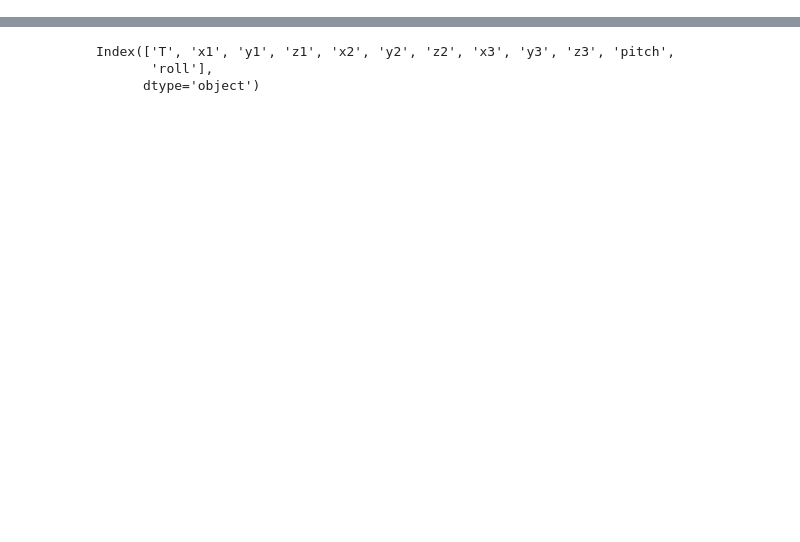
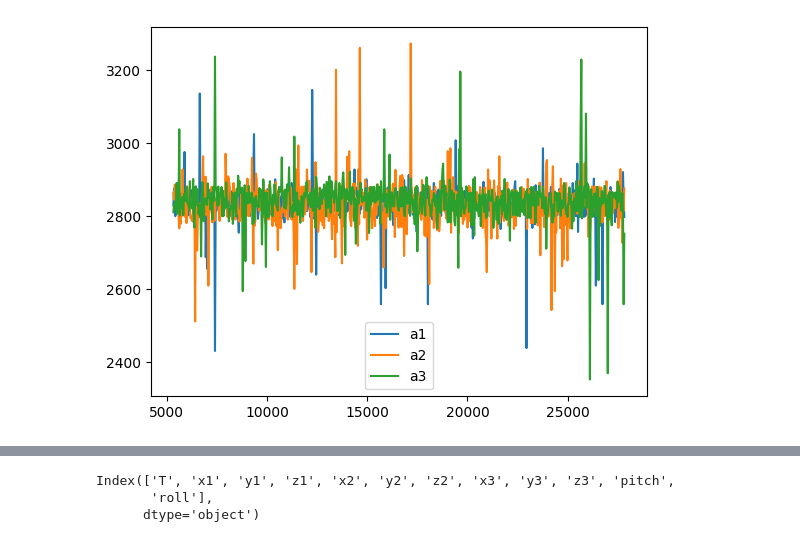
Before and after one commit to Mettikodeva/adaptive_landing_gear_esp, a Jupyter notebook: scripts/plot.ipynb, the cells around one changed output, grey strips where cells are left out. Cells and saved outputs as stored; diff of their text form; code cells hidden in the pictures; blank space fills up the shorter version.

```diff
--- a/scripts/plot.ipynb
+++ b/scripts/plot.ipynb
@@ -2,0 +96,3 @@ import pandas as pd
+# %%
+df_adc_raw = pd.read_csv(f"output/" + file + "_LOG_RAW_ADC.csv")
+df_adc_raw.head()
@@ -2,0 +106,10 @@ import pandas as pd
+# %%
+fig, ax = plt.subplots()
+ax.plot(df_adc_raw["T"], df_adc_raw["a1"], label="a1")
+ax.plot(df_adc_raw["T"], df_adc_raw["a2"], label="a2")
+ax.plot(df_adc_raw["T"], df_adc_raw["a3"], label="a3")
+ax.legend()
+# plt.savefig(save_path)
+plt.show()
+# %% [output]
+[figure, added]
```
Also changed, not shown: parts of 37 cells of this notebook.
